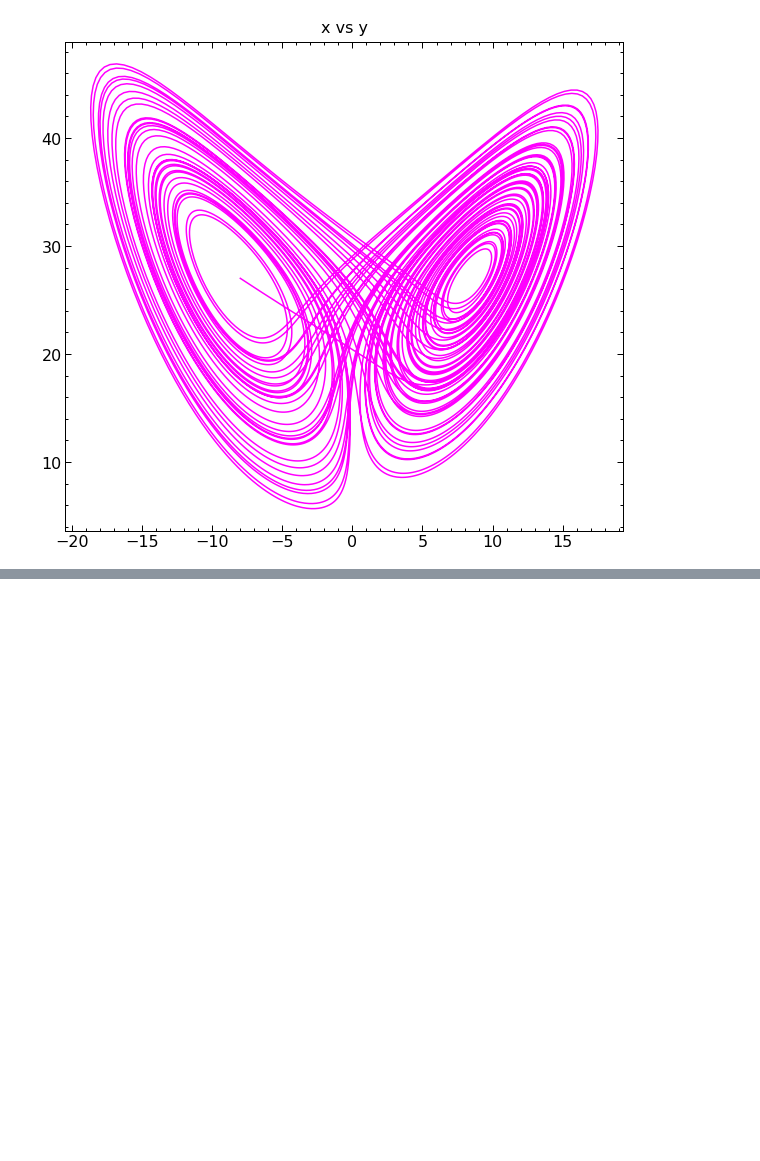
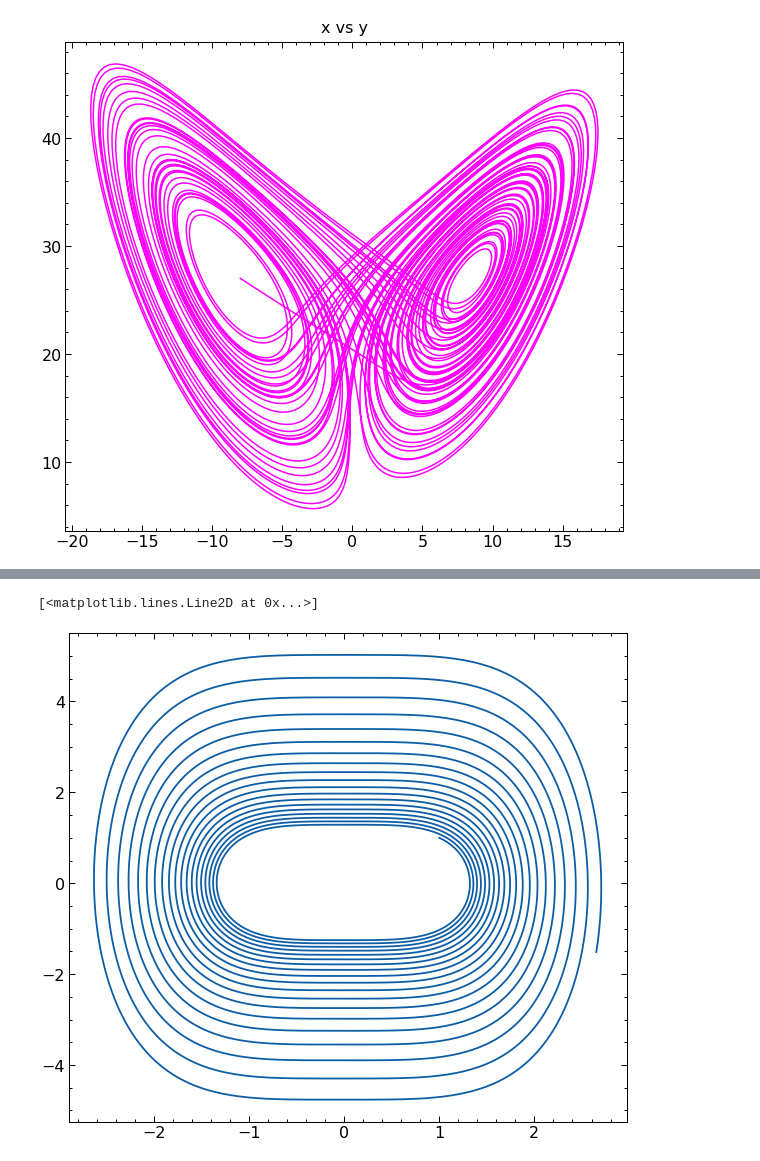
Before and after one commit to JherMik7/euler_Y_Euler_Mejorado, a Jupyter notebook: sistemas_de_ecuaciones_diferenciales.ipynb, the cells around one changed output, grey strips where cells are left out. Drawn from its saved outputs; the diff is of its cells as text; code cells hidden in the pictures; blank space fills up the shorter version.

```diff
--- a/sistemas_de_ecuaciones_diferenciales.ipynb
+++ b/sistemas_de_ecuaciones_diferenciales.ipynb
@@ -107,0 +214,25 @@ plt.savefig('x_vs_y.eps')
+# %%
+b = 0
+g = 0
+def Fduffing(x, v, t):
+    w = b*np.cos(t)-g*v-x**3
+    return w
+# %%
+#tiempo
+dt = 0.01
+tmpo = np.arange(0,80+dt,dt)
+# %%
+vo = 1
+xo = 1
+v = [vo]
+x = [xo]
+
+for i in range(len(tmpo)):
+    x.append(v[i]*dt + x[i])
+    v.append(Fduffing(x[i], v[i], tmpo[i])*dt + v[i])
+
+ax = plt.figure(figsize=(10,9))
+plt.plot(x, v, '-', linewidth = 1.8)
+# %% [output]
+[<matplotlib.lines.Line2D at 0x...>]
+[figure, added]
```
Also changed, not shown: parts of 20 cells of this notebook.
